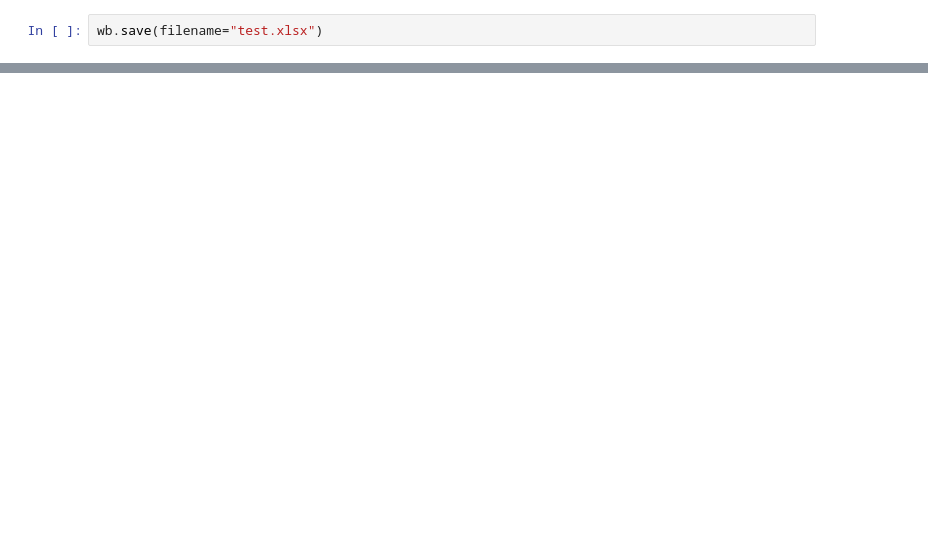
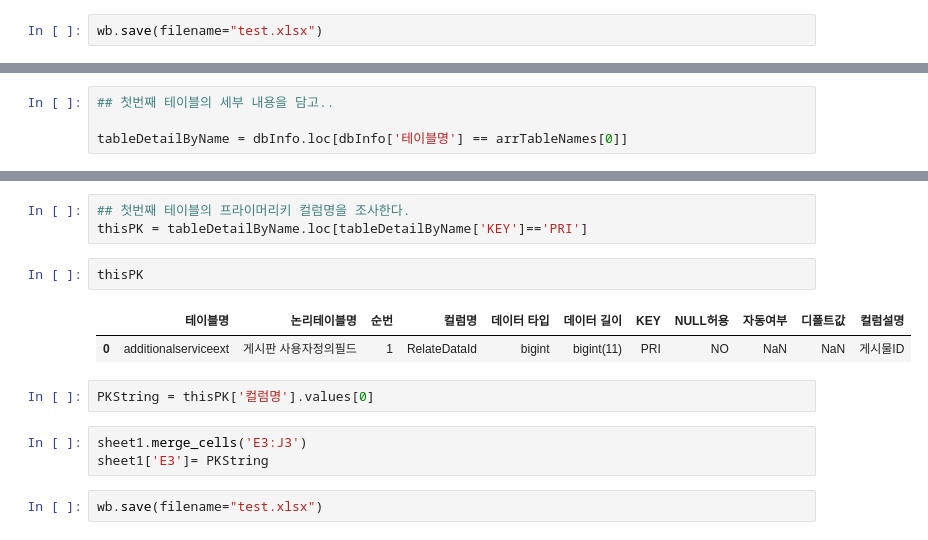
Before and after one commit to taeminbenlee/tableInfoExcel, a Jupyter notebook: 테이블명세.ipynb, the cells around one changed output, grey strips where cells are left out. Drawn from its saved outputs; the diff is of its cells as text; blank space fills up the shorter version.

```diff
--- a/테이블명세.ipynb
+++ b/테이블명세.ipynb
@@ -224,0 +242,4 @@ wb.save(filename="test.xlsx")
+# %%
+## 첫번째 테이블의 세부 내용을 담고..
+
+tableDetailByName = dbInfo.loc[dbInfo['테이블명'] == arrTableNames[0]]
@@ -224,0 +255,15 @@ wb.save(filename="test.xlsx")
+# %%
+## 첫번째 테이블의 프라이머리키 컬럼명을 조사한다.
+thisPK = tableDetailByName.loc[tableDetailByName['KEY']=='PRI']
+# %%
+thisPK
+# %% [output]
+|  | 테이블명 | 논리테이블명 | 순번 | 컬럼명 | 데이터 타입 | 데이터 길이 | KEY | NULL허용 | 자동여부 | 디폴트값 | 컬럼설명 |
+| 0 | additionalserviceext | 게시판 사용자정의필드 | 1 | RelateDataId | bigint | bigint(11) | PRI | NO | NaN | NaN | 게시물ID |
+# %%
+PKString = thisPK['컬럼명'].values[0]
+# %%
+sheet1.merge_cells('E3:J3')
+sheet1['E3']= PKString
+# %%
+wb.save(filename="test.xlsx")
```
Also changed, not shown: parts of 16 cells of this notebook.
